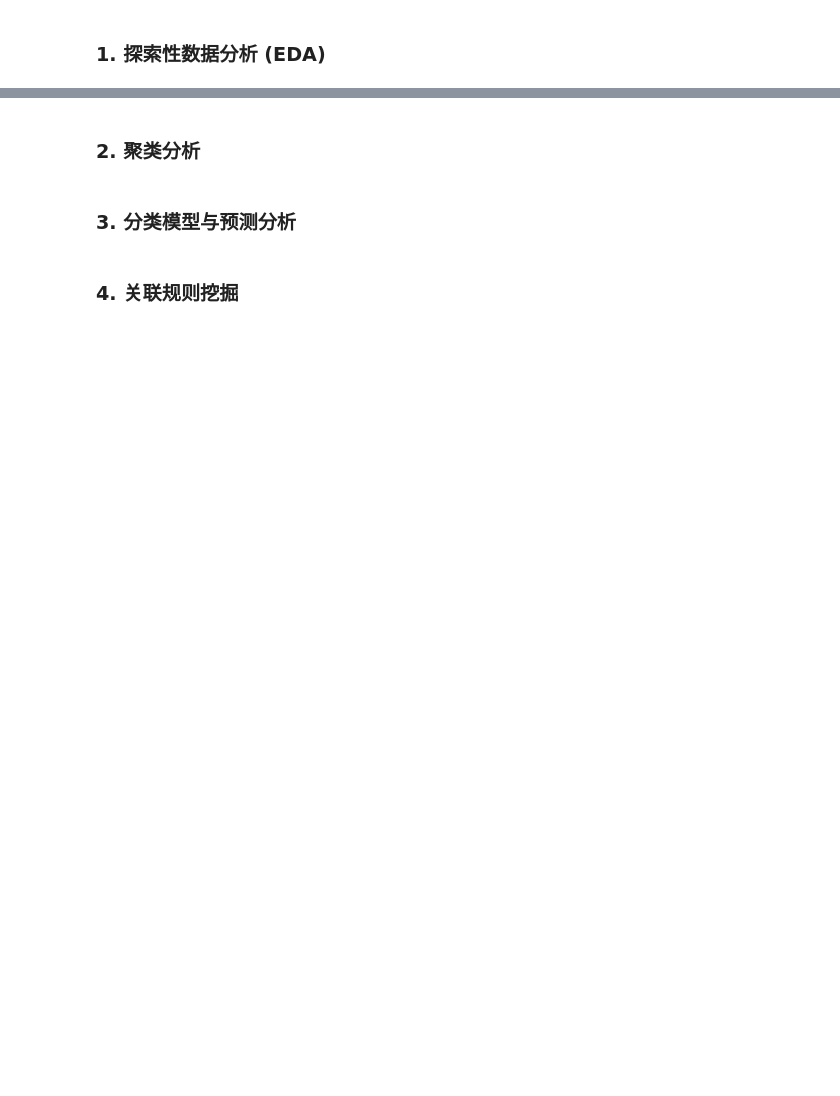
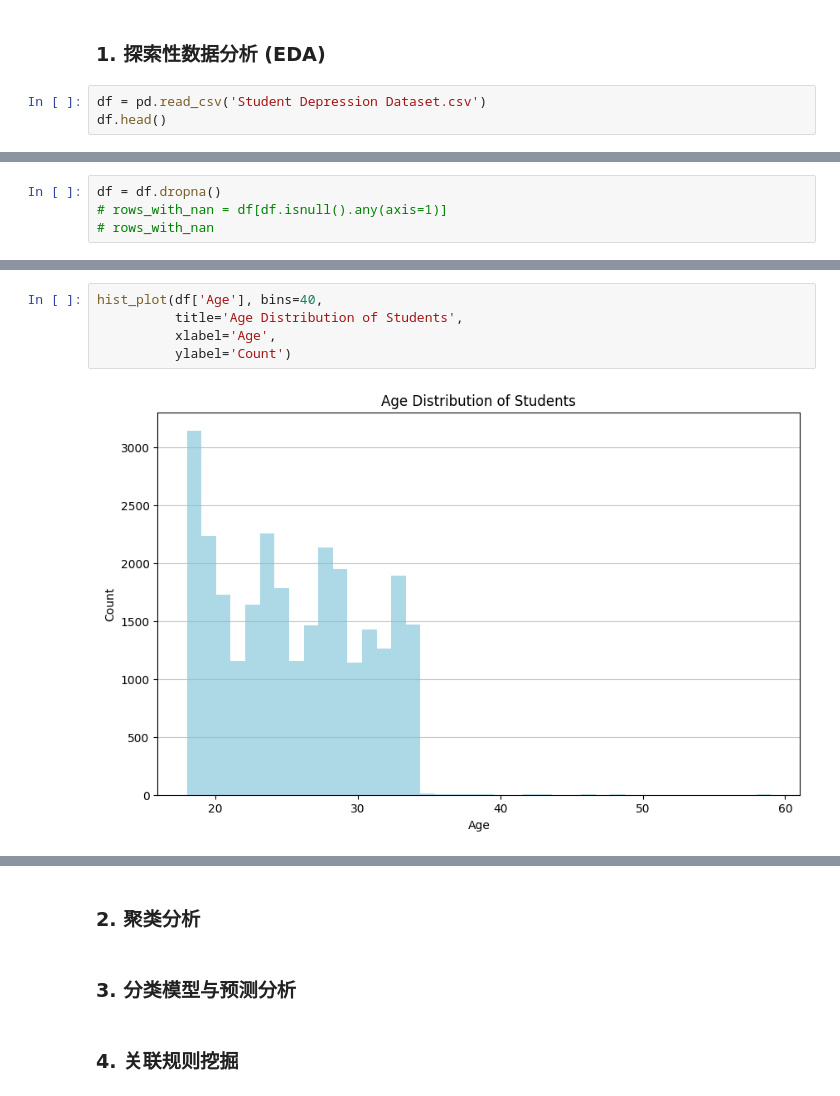
Before and after one commit to byrzhm/student-depression, a Jupyter notebook: analysis.ipynb, the cells around one changed output, grey strips where cells are left out. Cells and saved outputs as stored; diff of their text form; blank space fills up the shorter version.

```diff
--- a/analysis.ipynb
+++ b/analysis.ipynb
@@ -13,2 +20,5 @@ import numpy as np
 # %% [markdown]
 ### 1. 探索性数据分析 (EDA)
+# %%
+df = pd.read_csv('Student Depression Dataset.csv')
+df.head()
@@ -14,0 +44,4 @@ import numpy as np
+# %%
+df = df.dropna()
+# rows_with_nan = df[df.isnull().any(axis=1)]
+# rows_with_nan
@@ -14,0 +78,7 @@ import numpy as np
+# %%
+hist_plot(df['Age'], bins=40,
+          title='Age Distribution of Students',
+          xlabel='Age',
+          ylabel='Count')
+# %% [output]
+[figure, added]
```
Also changed, not shown: parts of 39 cells of this notebook, 4 other files.
